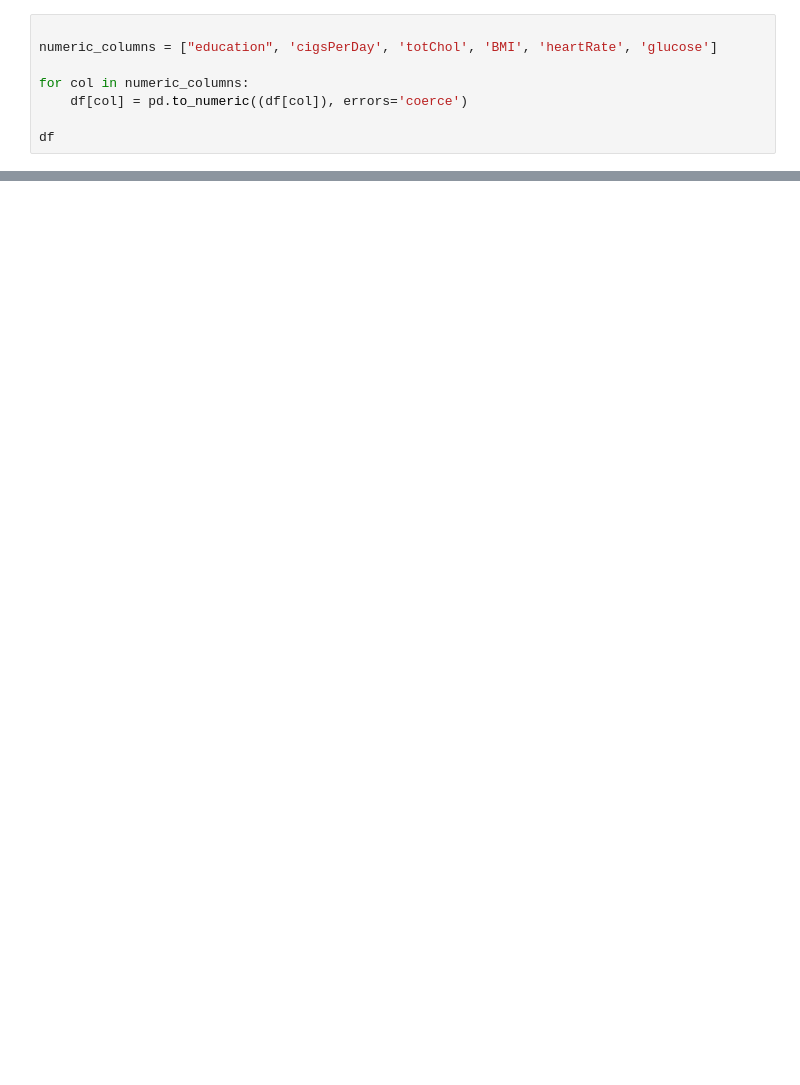
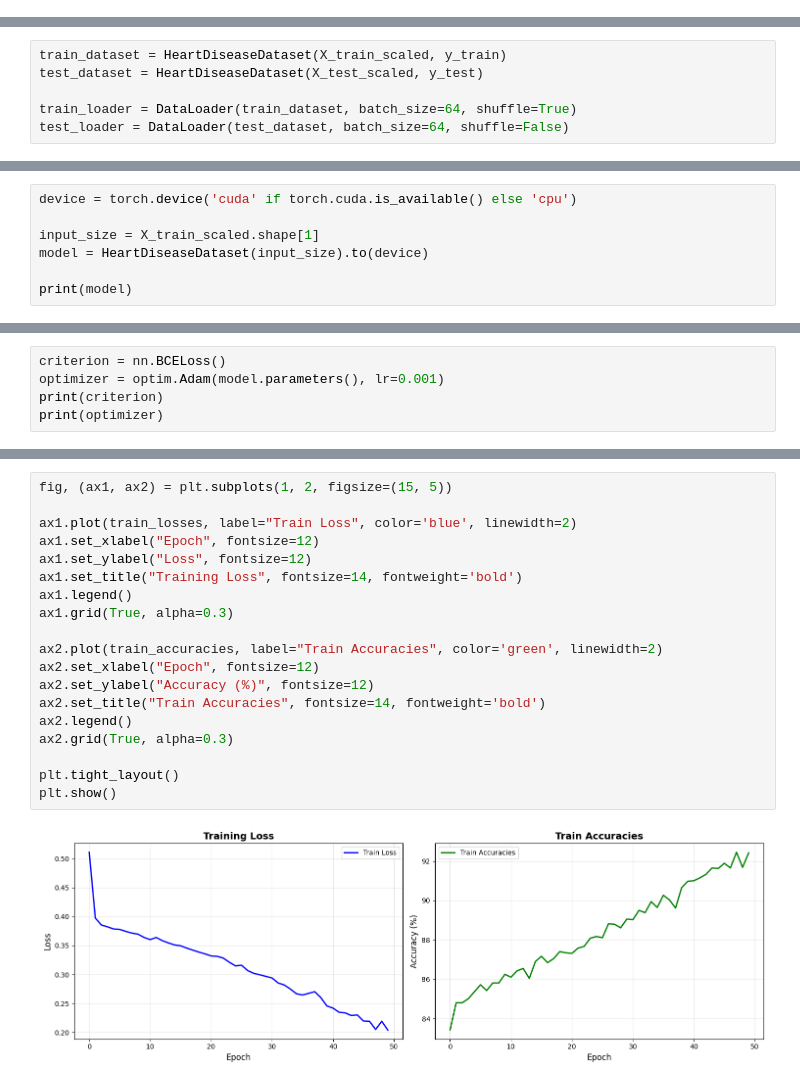
Before and after one commit to Zamanof/AI_Python_FBES_Nov_23_3_ru, a Jupyter notebook: AI 14/AI 14. Prediction heart disease.ipynb, the cells around one changed output, grey strips where cells are left out. Cells and saved outputs as stored; diff of their text form; blank space fills up the shorter version.

Commit message:
'Heart'

```diff
--- a/AI 14/AI 14. Prediction heart disease.ipynb
+++ b/AI 14/AI 14. Prediction heart disease.ipynb
@@ -60,9 +79 @@ TenYearCHD           0
 dtype: int64
-# %%
-
-numeric_columns = ["education", 'cigsPerDay', 'totChol', 'BMI', 'heartRate', 'glucose']
-
-for col in numeric_columns:
-    df[col] = pd.to_numeric((df[col]), errors='coerce')
-
-df
@@ -111,0 +120,6 @@ X_train, X_test, y_train, y_test = train_test_split(
+# %%
+train_dataset = HeartDiseaseDataset(X_train_scaled, y_train)
+test_dataset = HeartDiseaseDataset(X_test_scaled, y_test)
+
+train_loader = DataLoader(train_dataset, batch_size=64, shuffle=True)
+test_loader = DataLoader(test_dataset, batch_size=64, shuffle=False)
@@ -111,0 +161,7 @@ X_train, X_test, y_train, y_test = train_test_split(
+# %%
+device = torch.device('cuda' if torch.cuda.is_available() else 'cpu')
+
+input_size = X_train_scaled.shape[1]
+model = HeartDiseaseDataset(input_size).to(device)
+
+print(model)
@@ -111,0 +180,5 @@ X_train, X_test, y_train, y_test = train_test_split(
+# %%
+criterion = nn.BCELoss()
+optimizer = optim.Adam(model.parameters(), lr=0.001)
+print(criterion)
+print(optimizer)
@@ -111,0 +302,21 @@ X_train, X_test, y_train, y_test = train_test_split(
+# %%
+fig, (ax1, ax2) = plt.subplots(1, 2, figsize=(15, 5))
+
+ax1.plot(train_losses, label="Train Loss", color='blue', linewidth=2)
+ax1.set_xlabel("Epoch", fontsize=12)
+ax1.set_ylabel("Loss", fontsize=12)
+ax1.set_title("Training Loss", fontsize=14, fontweight='bold')
+ax1.legend()
+ax1.grid(True, alpha=0.3)
+
+ax2.plot(train_accuracies, label="Train Accuracies", color='green', linewidth=2)
+ax2.set_xlabel("Epoch", fontsize=12)
+ax2.set_ylabel("Accuracy (%)", fontsize=12)
+ax2.set_title("Train Accuracies", fontsize=14, fontweight='bold')
+ax2.legend()
+ax2.grid(True, alpha=0.3)
+
+plt.tight_layout()
+plt.show()
+# %% [output]
+[figure, added]
```
Also changed, not shown: parts of 17 cells of this notebook.
